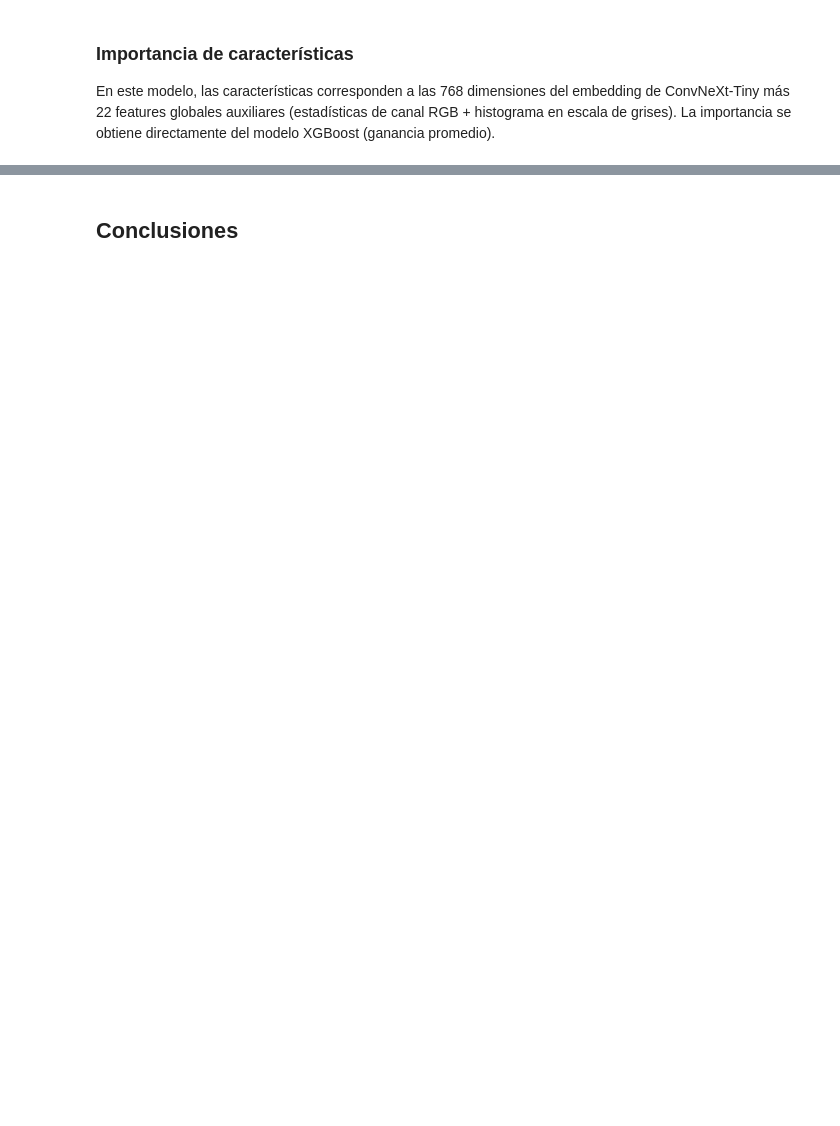
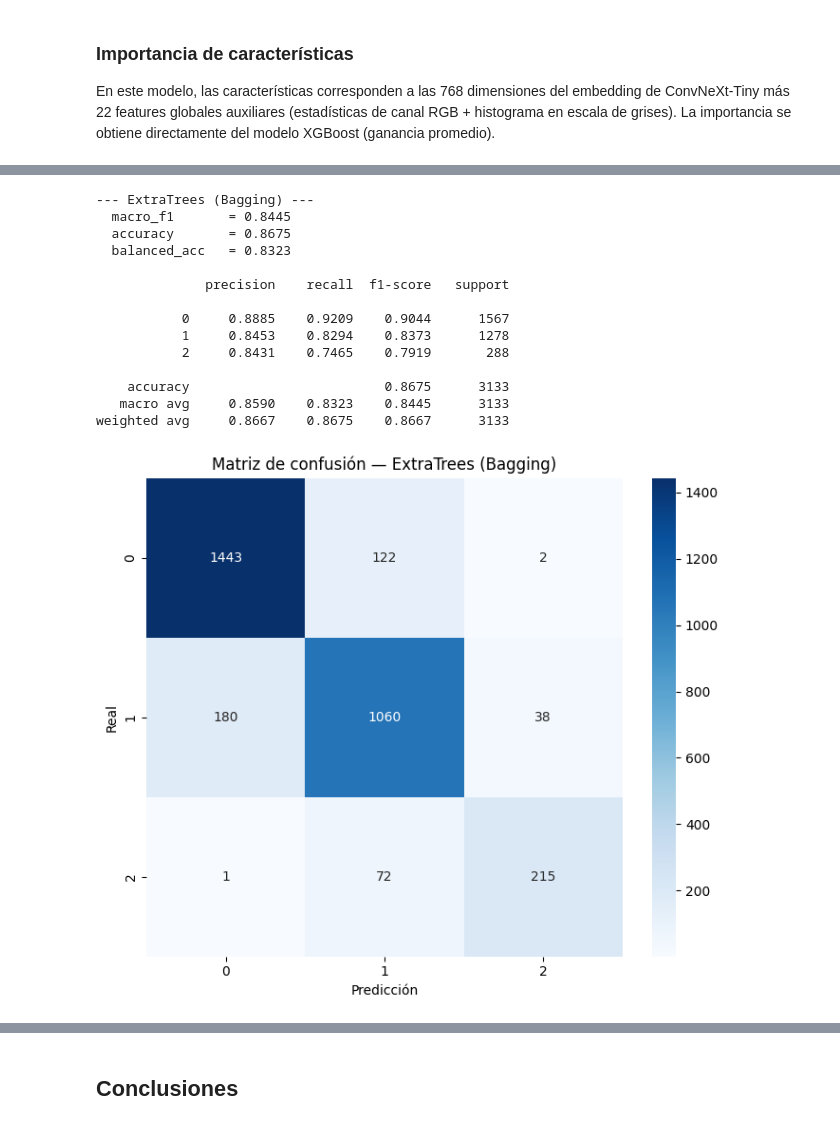
Before and after one commit to JesusAnaya/proyecto-integrador-equipo-21-mna, a Jupyter notebook: Avance5_Equipo21.ipynb, the cells around one changed output, grey strips where cells are left out. Drawn from its saved outputs; the diff is of its cells as text; code cells hidden in the pictures; blank space fills up the shorter version.

```diff
--- a/Avance5_Equipo21.ipynb
+++ b/Avance5_Equipo21.ipynb
@@ -1806,0 +2104,44 @@ Top características por importancia (XGBoost):
+# %%
+et_model = ExtraTreesClassifier(
+    n_estimators=500,
+    random_state=SEED,
+    n_jobs=-1,
+    class_weight="balanced",
+)
+
+et_val_proba, et_train_time, et_inference_time = train_and_predict_proba(
+    et_model, X_train, y_train, X_val
+)
+
+et_metrics, et_val_pred = evaluate_ensemble(
+    y_val, et_val_proba, label="ExtraTrees (Bagging)"
+)
+
+ensemble_results.append({
+    "model_name": "ExtraTrees (Bagging)",
+    "model_type": "Ensemble",
+    "ensemble_type": "Homogéneo",
+    "strategy": "Bagging",
+    **et_metrics,
+    "train_time_s": et_train_time,
+    "inference_time_s": et_inference_time,
+})
+
+plot_ensemble_confusion_matrix(y_val, et_val_pred,
+                               "Matriz de confusión — ExtraTrees (Bagging)")
+# %% [output]
+--- ExtraTrees (Bagging) ---
+  macro_f1       = 0.8445
+  accuracy       = 0.8675
+  balanced_acc   = 0.8323
+
+              precision    recall  f1-score   support
+
+           0     0.8885    0.9209    0.9044      1567
+           1     0.8453    0.8294    0.8373      1278
+           2     0.8431    0.7465    0.7919       288
+
+    accuracy                         0.8675      3133
+   macro avg     0.8590    0.8323    0.8445      3133
+weighted avg     0.8667    0.8675    0.8667      3133
+[figure, added]
```
Also changed, not shown: parts of 58 cells of this notebook.
